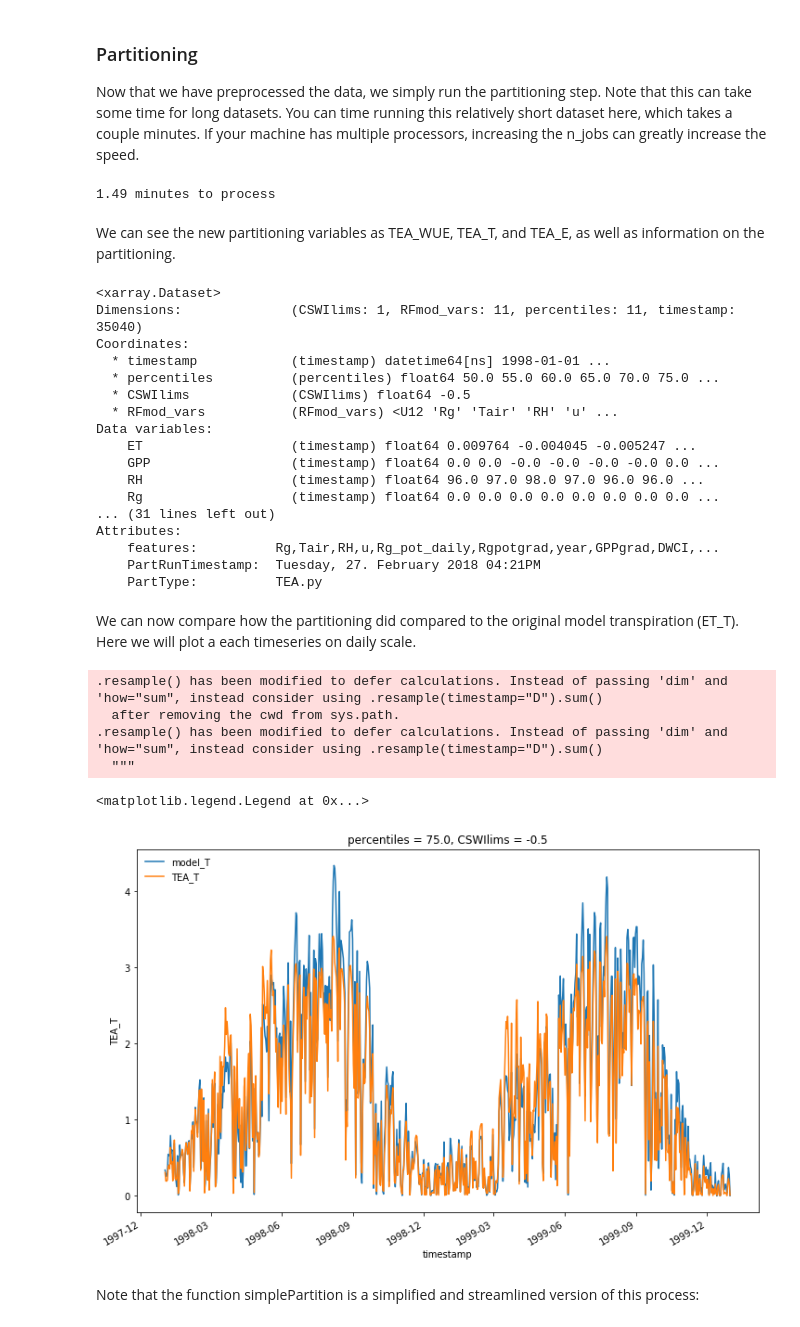
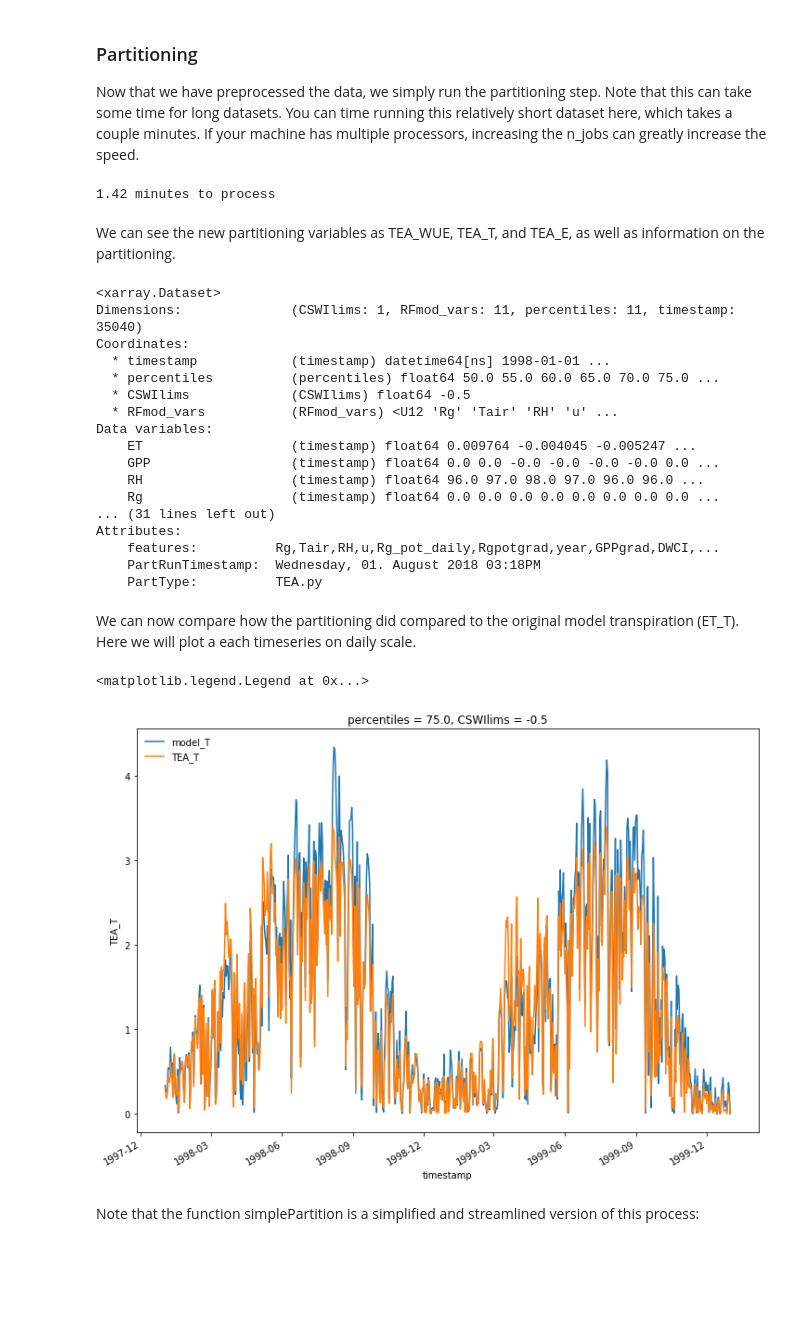
Before and after one commit to jnelson18/TranspirationEstimationAlgorithm, a Jupyter notebook: tutorial.ipynb, the cells around one changed output. Saved outputs shown, nothing was run; the diff lists cells and outputs as text; code cells hidden in the pictures; blank space fills up the shorter version.

```diff
--- a/tutorial.ipynb
+++ b/tutorial.ipynb
@@ -210,14 +210,13 @@ RFmod_vars=['Rg','Tair','RH','u','Rg_pot_daily',
 
 ds=partition(ds,
        percs=np.linspace(50,100,11),
-       n_jobs=1,
        CSWIlims=np.array([-0.5]),
        RFmod_vars=RFmod_vars
        )
 
 print('{0:0.3} minutes to process'.format((time()-start)/60))
 # %% [output]
-1.49 minutes to process
+1.42 minutes to process
 # %% [markdown]
 We can see the new partitioning variables as TEA_WUE, TEA_T, and TEA_E, as well as information on the partitioning.
 # %%
@@ -238,24 +237,20 @@ Data variables:
 ... (31 lines left out)
 Attributes:
     features:          Rg,Tair,RH,u,Rg_pot_daily,Rgpotgrad,year,GPPgrad,DWCI,...
-    PartRunTimestamp:  Tuesday, 27. February 2018 04:21PM
+    PartRunTimestamp:  Wednesday, 01. August 2018 03:18PM
     PartType:          TEA.py
 # %% [markdown]
 We can now compare how the partitioning did compared to the original model transpiration (ET_T). Here we will plot a each timeseries on daily scale.
 # %%
 import matplotlib.pyplot as pl
 %matplotlib inline
 f, ax = pl.subplots(figsize=(12,8))
-ds.ET_T.resample('D',how='sum',dim='timestamp').plot(ax=ax,label='model_T')
-ds.TEA_T.sel(CSWIlims=-0.5,percentiles=75).resample('D',how='sum',dim='timestamp').plot(ax=ax, label='TEA_T')
+ds.ET_T.resample(timestamp="D").sum('timestamp').plot(ax=ax,label='model_T')
+ds.TEA_T.sel(CSWIlims=-0.5,percentiles=75).resample(timestamp="D").sum('timestamp').plot(ax=ax, label='TEA_T')
 ax.legend(loc='upper left',frameon=False)
 # %% [output]
-.resample() has been modified to defer calculations. Instead of passing 'dim' and 'how="sum", instead consider using .resample(timestamp="D").sum()
-  after removing the cwd from sys.path.
-.resample() has been modified to defer calculations. Instead of passing 'dim' and 'how="sum", instead consider using .resample(timestamp="D").sum()
-  """
+<matplotlib.legend.Legend at 0x...>
-<matplotlib.legend.Legend at 0x...>
-[figure, old version]
+[figure, new version]
 # %% [markdown]
 Note that the function simplePartition is a simplified and streamlined version of this process:
 # %%
```
Also changed, not shown: parts of 2 cells of this notebook, 1 other file.
